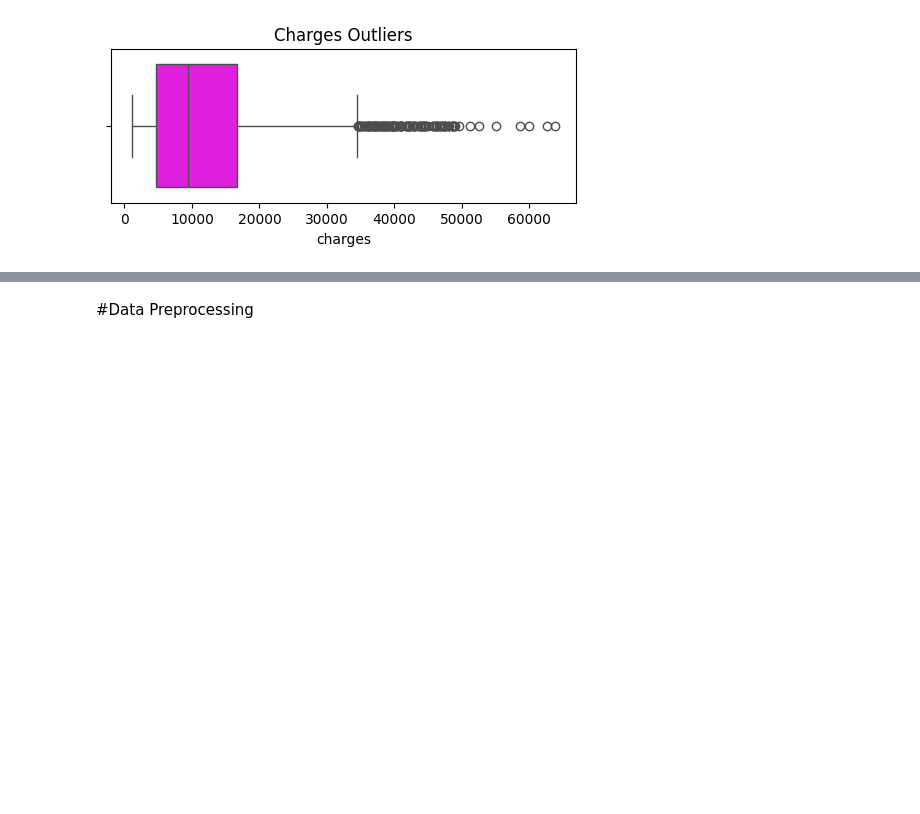
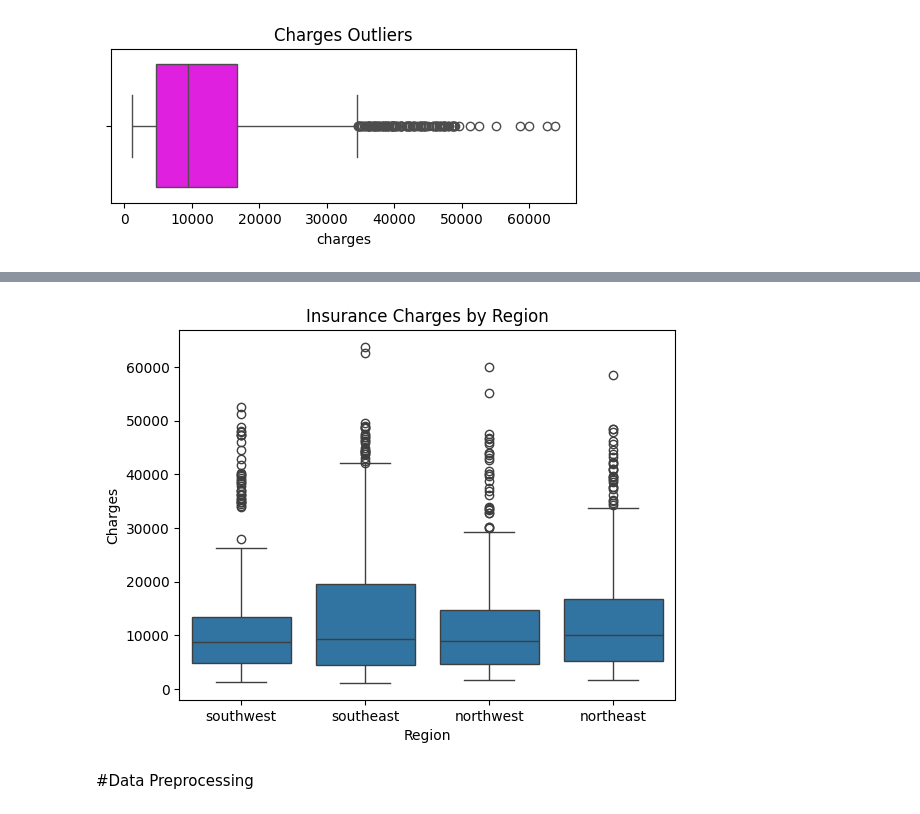
Before and after one commit to rehman04/assessment-component-2-group-presentation-YSJ, a Jupyter notebook: Assessment_componet_2_Group.ipynb, the cells around one changed output, grey strips where cells are left out. Saved outputs shown, nothing was run; the diff lists cells and outputs as text; code cells hidden in the pictures; blank space fills up the shorter version.

```diff
--- a/Assessment_componet_2_Group.ipynb
+++ b/Assessment_componet_2_Group.ipynb
@@ -76,3 +92,11 @@ plt.show()
+# %%
+sns.boxplot(x='region', y='charges', data=data)
+plt.title('Insurance Charges by Region')
+plt.xlabel('Region')
+plt.ylabel('Charges')
+plt.show()
+# %% [output]
+[figure, added]
 # %% [markdown]
 #Data Preprocessing
 # %%
```
Also changed, not shown: parts of 8 cells of this notebook.
